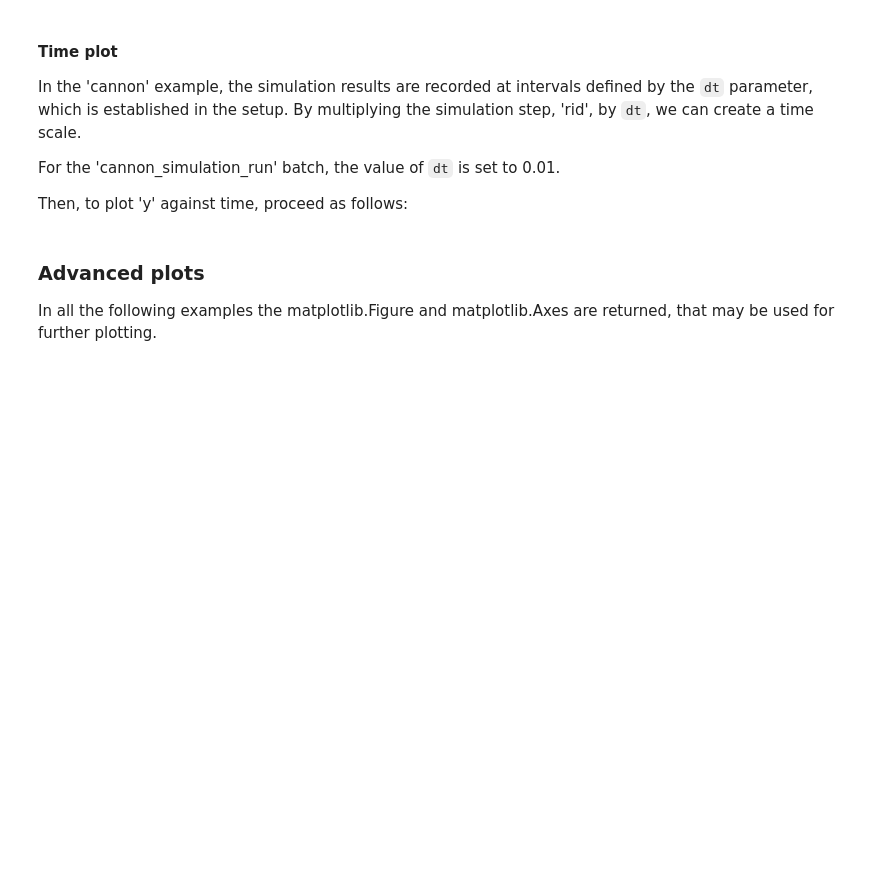
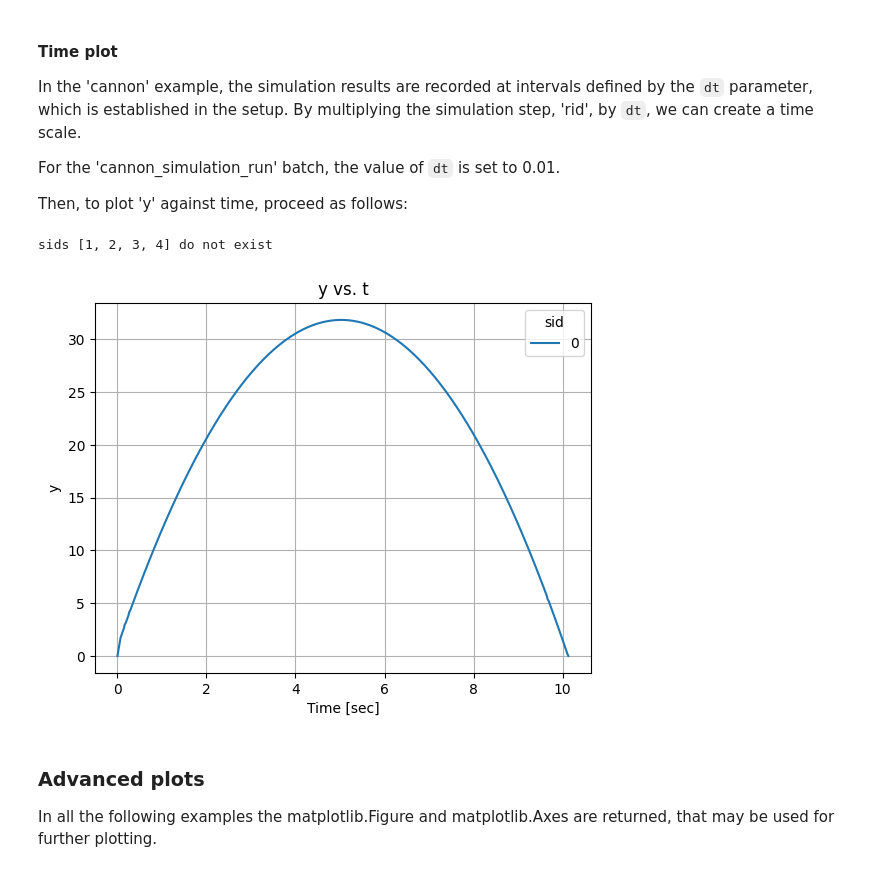
Before and after one commit to citros-garden/cannon, a Jupyter notebook: citros_template/notebooks/data_analysis.ipynb, the cells around one changed output. Cells and saved outputs as stored; diff of their text form; code cells hidden in the pictures; blank space fills up the shorter version.

```diff
--- a/citros_template/notebooks/data_analysis.ipynb
+++ b/citros_template/notebooks/data_analysis.ipynb
@@ -305,12 +455,15 @@ Then, to plot 'y' against time, proceed as follows:
 # %%
 #import matplotlib
 import matplotlib.pyplot as plt
 
 #create a figure to plot on
 fig, ax = plt.subplots()
 
-citros.batch(my_batch).topic('/cannon/state').sid([0,1,2,3,4]).\
+citros.simulation(my_simulation).batch(my_batch).topic('/cannon/state').sid([0,1,2,3,4]).\
        time_plot(ax, var_name = 'data.data[1]', time_step = 0.01, y_label = 'y', title_text = 'y vs. t')
+# %% [output]
+sids [1, 2, 3, 4] do not exist
+[figure, added]
 # %% [markdown]
 ### Advanced plots
 
```
Also changed, not shown: parts of 54 cells of this notebook, 51 other files.
